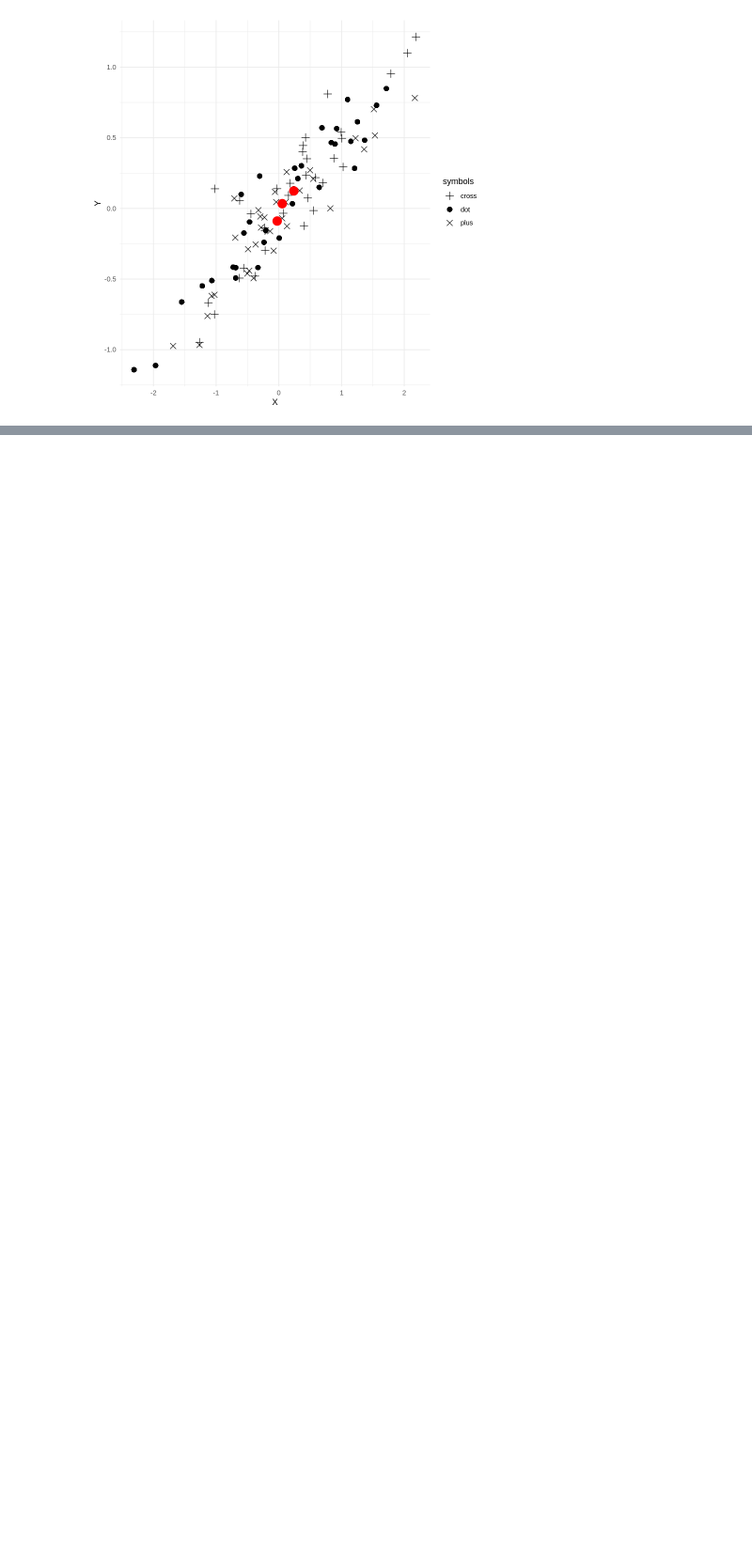
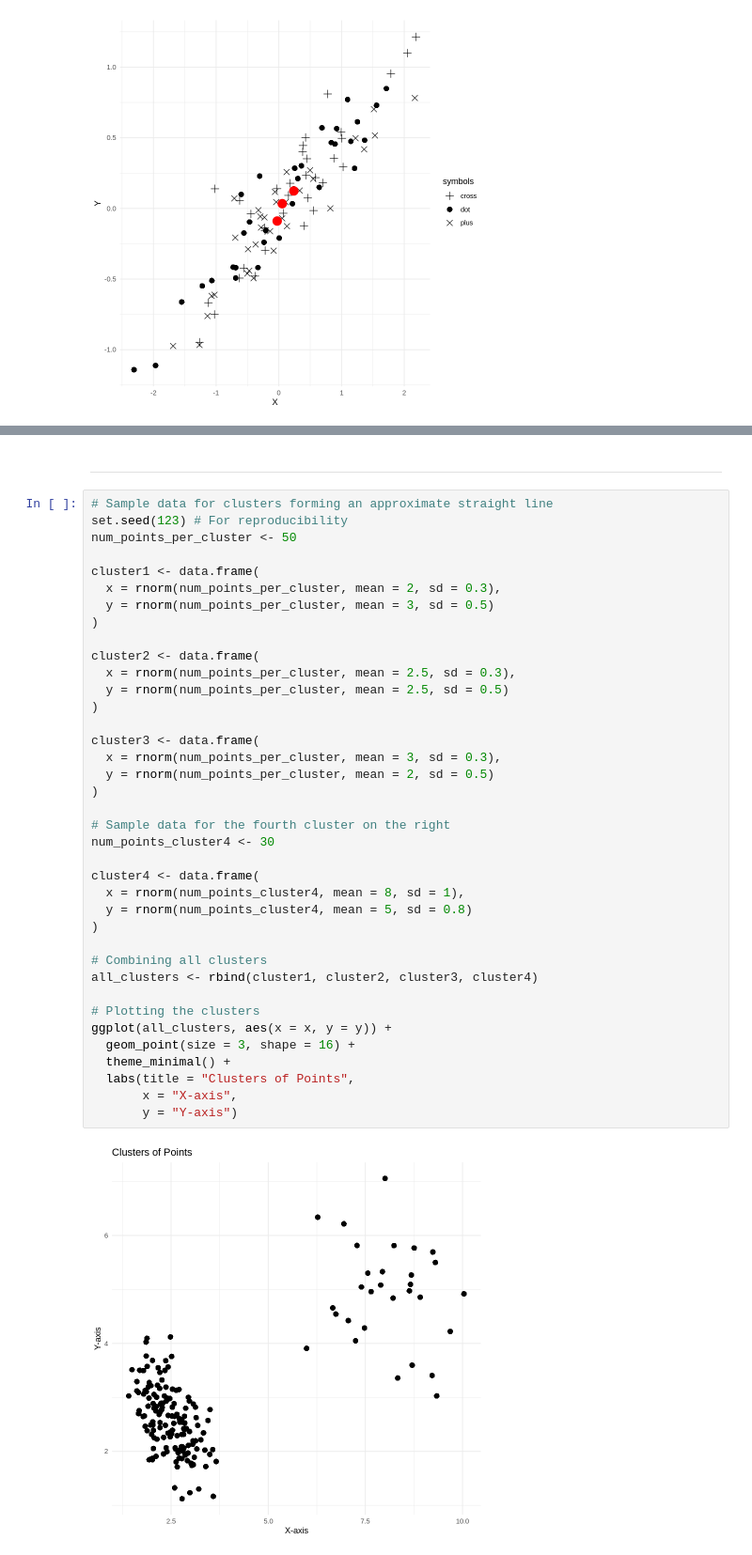
Before and after one commit to joel-quek/NUS, a Jupyter notebook: GEA1000 BL 2.0/BL2_0_Chapter_3_Plots.ipynb, the cells around one changed output, grey strips where cells are left out. Shown at 94% size. Drawn from its saved outputs; the diff is of its cells as text; blank space fills up the shorter version.

```diff
--- a/GEA1000 BL 2.0/BL2_0_Chapter_3_Plots.ipynb
+++ b/GEA1000 BL 2.0/BL2_0_Chapter_3_Plots.ipynb
@@ -1325,0 +1384,42 @@ ggplot(data, aes(x = x, y = y, shape = symbols)) +
+# %% [markdown]
+---
+# %%
+# Sample data for clusters forming an approximate straight line
+set.seed(123) # For reproducibility
+num_points_per_cluster <- 50
+
+cluster1 <- data.frame(
+  x = rnorm(num_points_per_cluster, mean = 2, sd = 0.3),
+  y = rnorm(num_points_per_cluster, mean = 3, sd = 0.5)
+)
+
+cluster2 <- data.frame(
+  x = rnorm(num_points_per_cluster, mean = 2.5, sd = 0.3),
+  y = rnorm(num_points_per_cluster, mean = 2.5, sd = 0.5)
+)
+
+cluster3 <- data.frame(
+  x = rnorm(num_points_per_cluster, mean = 3, sd = 0.3),
+  y = rnorm(num_points_per_cluster, mean = 2, sd = 0.5)
+)
+
+# Sample data for the fourth cluster on the right
+num_points_cluster4 <- 30
+
+cluster4 <- data.frame(
+  x = rnorm(num_points_cluster4, mean = 8, sd = 1),
+  y = rnorm(num_points_cluster4, mean = 5, sd = 0.8)
+)
+
+# Combining all clusters
+all_clusters <- rbind(cluster1, cluster2, cluster3, cluster4)
+
+# Plotting the clusters
+ggplot(all_clusters, aes(x = x, y = y)) +
+  geom_point(size = 3, shape = 16) +
+  theme_minimal() +
+  labs(title = "Clusters of Points",
+       x = "X-axis",
+       y = "Y-axis")
+# %% [output]
+[figure, added]
```
Also changed, not shown: parts of 11 cells of this notebook, 1 other file.
